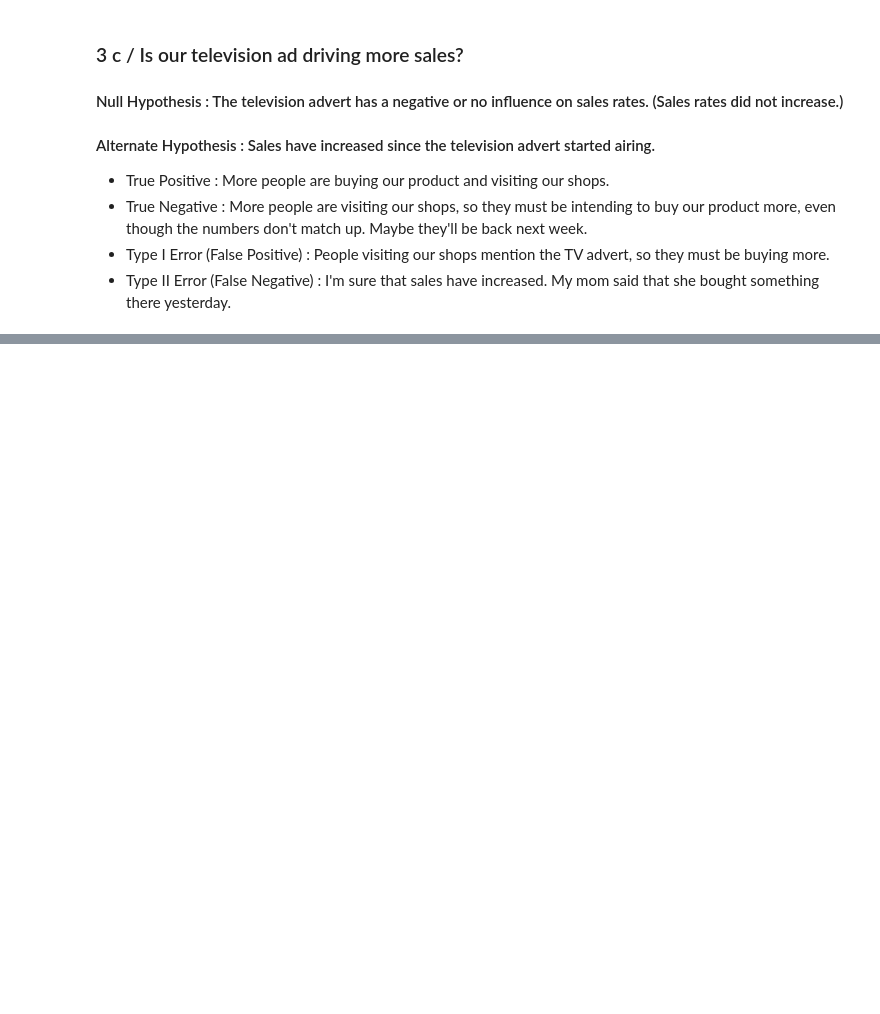
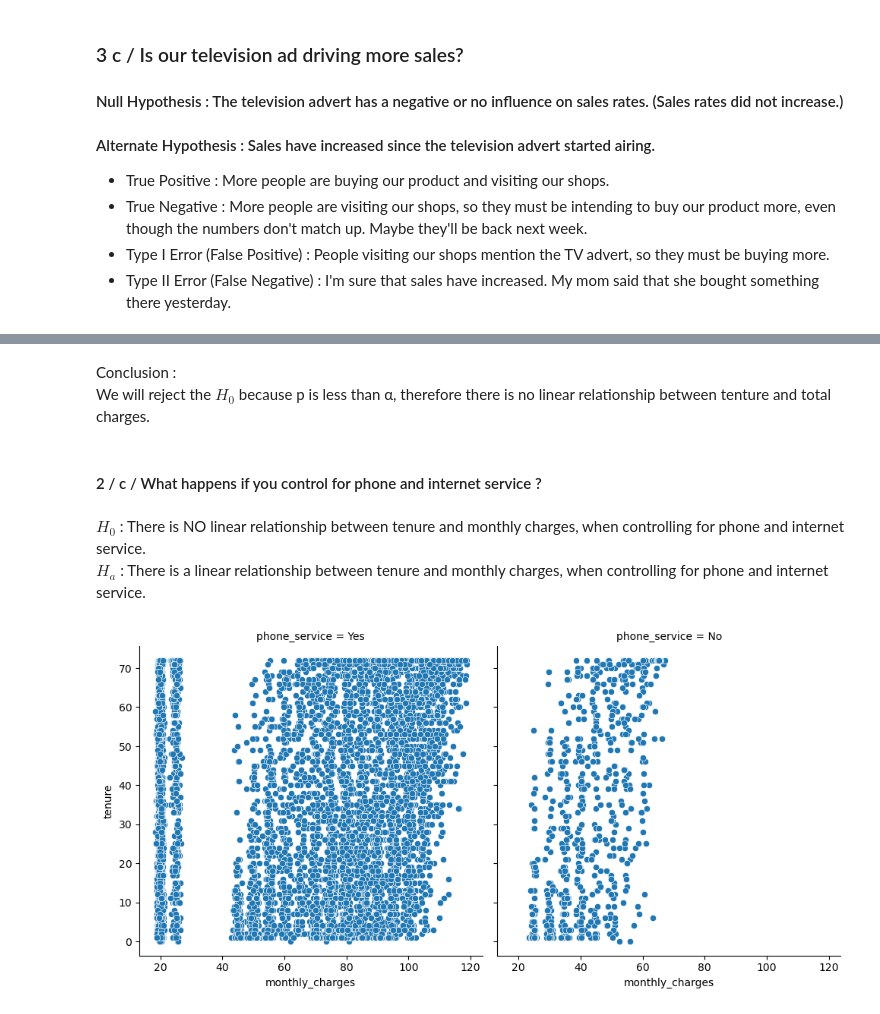
Before and after one commit to MagdalenaRahn/statistics-exercises, a Jupyter notebook: hypothesis_testing_exercises_01.XII.2022.ipynb, the cells around one changed output, grey strips where cells are left out. Drawn from its saved outputs; the diff is of its cells as text; code cells hidden in the pictures; blank space fills up the shorter version.

```diff
--- a/hypothesis_testing_exercises_01.XII.2022.ipynb
+++ b/hypothesis_testing_exercises_01.XII.2022.ipynb
@@ -38,0 +372,5 @@ Note that some of the questions are intentionally phrased in a vague way. It is
+# %%
+import env
+
+db_url = f'mysql+pymysql://{env.username}:{env.password}@{env.host}/telco_churn'
+telco_df = pd.read_sql('SELECT * FROM customers', db_url)
@@ -38,0 +412,8 @@ Note that some of the questions are intentionally phrased in a vague way. It is
+# %%
+telco_df['total_charges'] = telco_df['total_charges'].str.replace(' ', '0')
+
+
+telco_df['total_charges'].astype('float')
+
+
+telco_df['total_charges'] = telco_df['total_charges'].astype('float')
@@ -38,0 +434,15 @@ Note that some of the questions are intentionally phrased in a vague way. It is
+# %% [markdown]
+Conclusion :
+         We will reject the $H_0$ because p is less than α, therefore there is no linear relationship between
+     tenture and total charges.
+# %% [markdown]
+#### 2 / c / What happens if you control for phone and internet service ?
+# %% [markdown]
+
+$H_0$ : There is NO linear relationship between tenure and monthly charges, when controlling for phone and internet service.
+$H_a$ : There is a linear relationship between tenure and monthly charges, when controlling for phone and internet service.
+# %%
+sns.relplot(data = telco_df, y = 'tenure', x = 'monthly_charges', col = 'phone_service')
+plt.show()
+# %% [output]
+[figure, added]
```
Also changed, not shown: parts of 98 cells of this notebook, 2 other files.
